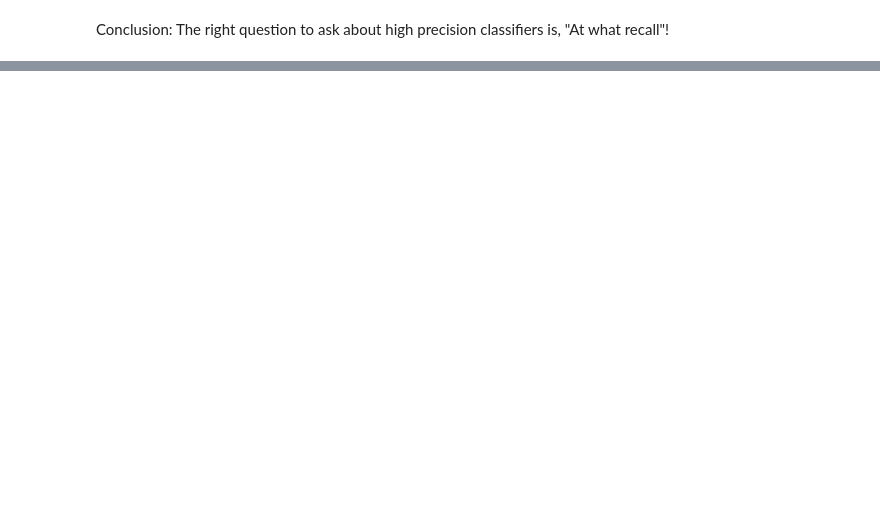
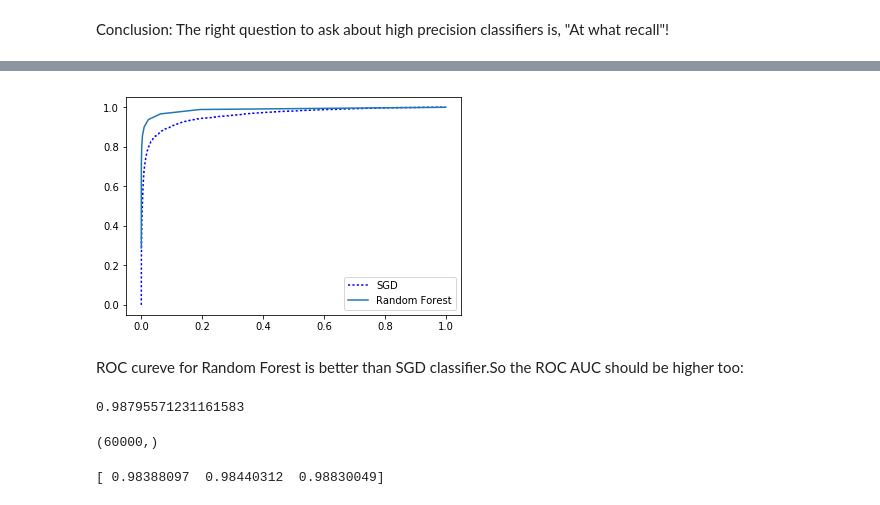
Before and after one commit to aramhamidi/DeepLearning, a Jupyter notebook: Classification on MNIST.ipynb, the cells around one changed output, grey strips where cells are left out. Saved outputs shown, nothing was run; the diff lists cells and outputs as text; code cells hidden in the pictures; blank space fills up the shorter version.

```diff
--- a/Classification on MNIST.ipynb
+++ b/Classification on MNIST.ipynb
@@ -226,0 +243,25 @@ plt.show()
+# %%
+from sklearn.ensemble import RandomForestClassifier
+forest_clf = RandomForestClassifier(random_state=42)
+y_probes_forest = cross_val_predict(forest_clf, x_train, y_train_3, cv=3, method="predict_proba")
+# %%
+y_scores_forest = y_probes_forest[:,1] # score = proba of the positive class
+fpr_forest, tpr_forest , thresholds_forest = roc_curve(y_train_3, y_scores_forest)
+# %%
+plt.clf()
+plt.plot(fpr, tpr, 'b:', label='SGD')
+plt.plot(fpr_forest, tpr_forest, label='Random Forest')
+plt.legend(loc='lower right')
+plt.show()
+# %% [output]
+[figure, added]
+# %% [markdown]
+ROC cureve for Random Forest is better than SGD classifier.So the ROC AUC should be higher too:
+# %%
+roc_auc_score(y_train_3, y_scores_forest)
+# %% [output]
+0.98795571231161583
+# %%
+print(y_scores_forest.shape)
+# %% [output]
+(60000,)
@@ -226,0 +286,4 @@ plt.show()
+# %%
+print(results)
+# %% [output]
+[ 0.98388097  0.98440312  0.98830049]
```
Also changed, not shown: parts of 44 cells of this notebook.
